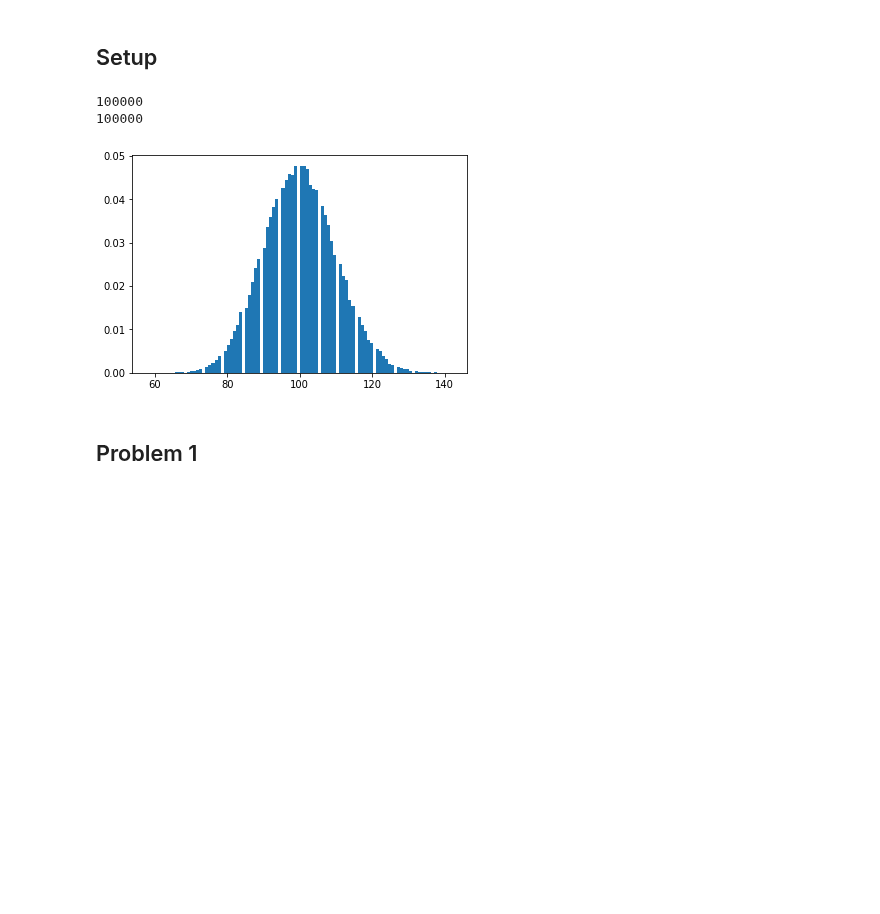
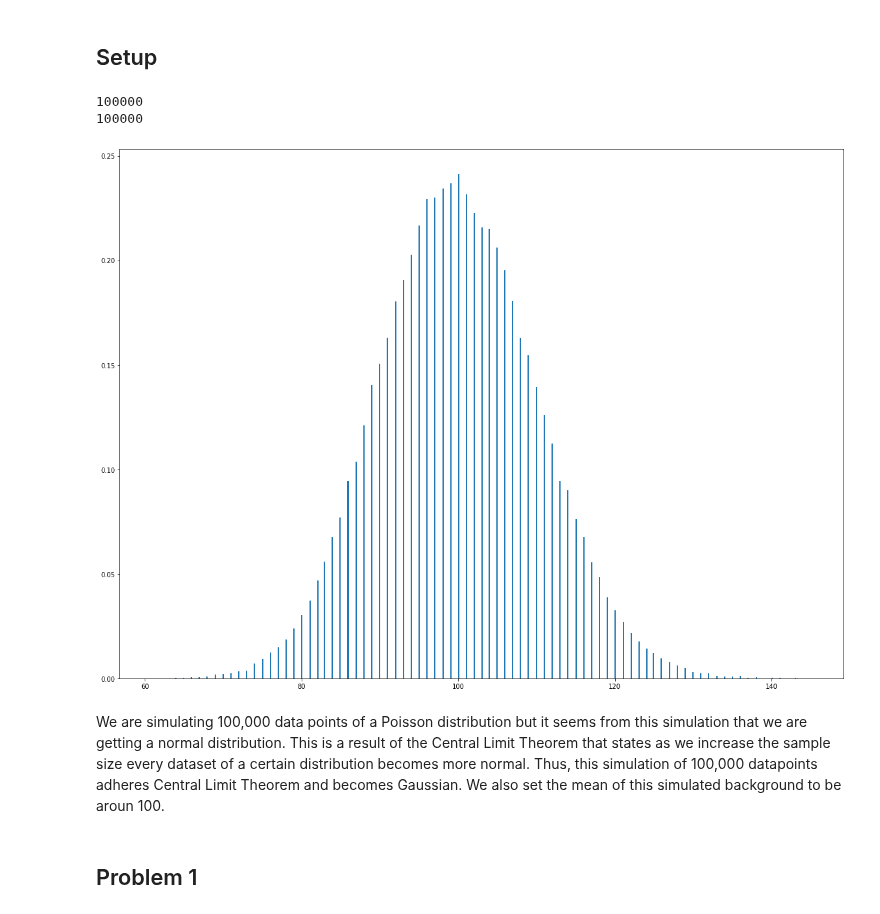
Before and after one commit to elocj/PHYS434, a Jupyter notebook: lab6/lab6.ipynb, the cells around one changed output. Drawn from its saved outputs; the diff is of its cells as text; code cells hidden in the pictures; blank space fills up the shorter version.

```diff
--- a/lab6/lab6.ipynb
+++ b/lab6/lab6.ipynb
@@ -8,7 +8,9 @@ import numpy as np
 import matplotlib.pyplot as plt
 from scipy import stats
 import statistics as st
-plt.rcParams["figure.figsize"] = (10,10)
+import random
+plt.rcParams["figure.figsize"] = (20,15)
+# plt.rcParams["figure.figsize"] = (10,10)
 
 # open the file of interest, and use pickle loading
 infile = open ("lab6/qcd_100000_pt_250_500.pkl",'rb') # signal dataset
@@ -33,16 +35,18 @@ Index(['pt', 'eta', 'phi', 'mass', 'ee2', 'ee3', 'd2', 'angularity', 't1',
 # %%
 mu = 100
 # print(higgs)
 size = len(higgs['eta'])
 print(size)
 print(len(higgs['pt']))
 simBG = stats.poisson.rvs(mu, size=size)
-plt.hist(simBG, 100, density=True)
+plt.hist(simBG, 500, density=True)
 plt.show()
 # %% [output]
 100000
 100000
-[figure, old version]
+[figure, new version]
+# %% [markdown]
+We are simulating 100,000 data points of a Poisson distribution but it seems from this simulation that we are getting a normal distribution. This is a result of the Central Limit Theorem that states as we increase the sample size every dataset of a certain distribution becomes more normal. Thus, this simulation of 100,000 datapoints adheres Central Limit Theorem and becomes Gaussian. We also set the mean of this simulated background to be aroun 100.
 # %% [markdown]
 ## Problem 1
 # %%
```
Also changed, not shown: parts of 21 cells of this notebook.
